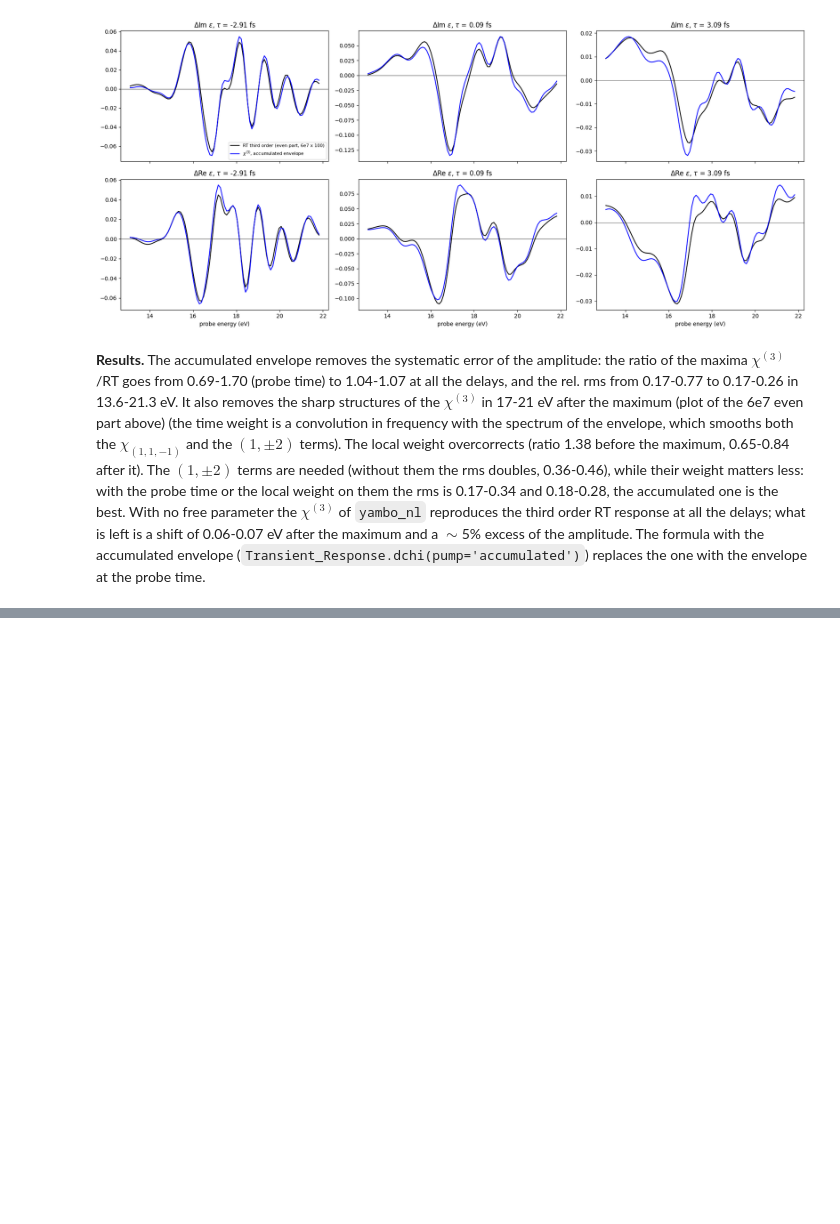
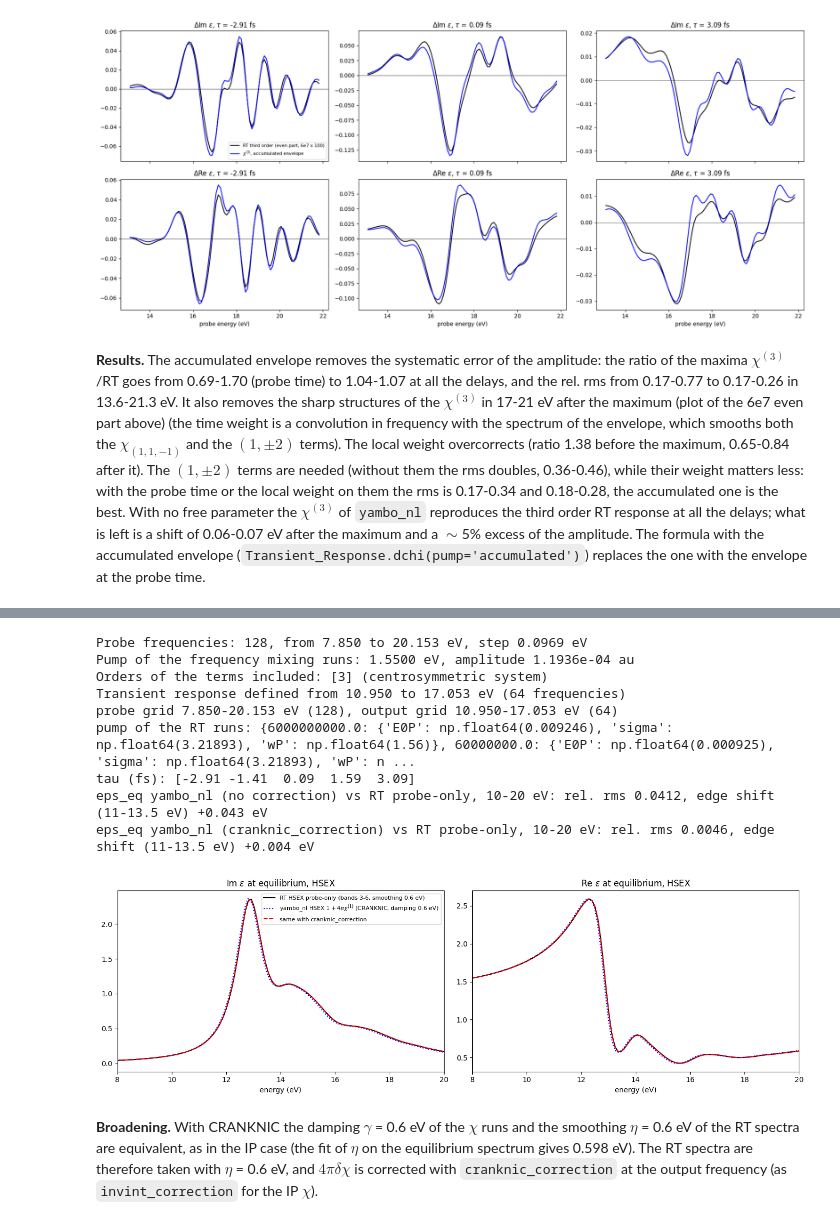
Before and after one commit to marcodalessandro76/LiF, a Jupyter notebook: NL_Chi/Dchi-neq_Analysis.ipynb, the cells around one changed output, grey strips where cells are left out. Saved outputs shown, nothing was run; the diff lists cells and outputs as text; code cells hidden in the pictures; blank space fills up the shorter version.

```diff
--- a/NL_Chi/Dchi-neq_Analysis.ipynb
+++ b/NL_Chi/Dchi-neq_Analysis.ipynb
@@ -826,0 +851,72 @@ envelope (`Transient_Response.dchi(pump='accumulated')`) replaces the one with t
+# %%
+# chi at the HARTREE+SEX level (kx16, bands 3-6, damping 0.6 eV in the dynamics, no a posteriori broadening, CRANKNIC)
+name_hsex = 'nlenrange_7.85-20.250-nlensteps_128-bands_3-6-damp_0.6-cn-nltime_40'
+data_sine_h = load_nl(os.path.join(run_dir,'hsex-pulse-E1_1e3-'+name_hsex))
+data_Pp_h = load_nl(os.path.join(run_dir,'hsex-Pp-Ep_1e3-EP_1e6-PE_1.55-'+name_hsex))
+tr_h = O.Transient_Response.from_Xn(O.Xn_frequency_mixing(data_Pp_h,X_order=(1,2),verbose=False),
+                                    O.Xn_single_frequency(data_sine_h,X_order=3,verbose=False),centrosymmetric=True)
+w_h = tr_h.w
+print('probe grid %.3f-%.3f eV (%d), output grid %.3f-%.3f eV (%d)'%(tr_h.freqs[0],tr_h.freqs[-1],len(tr_h.freqs),
+      w_h[0],w_h[-1],len(w_h)))
+
+def cranknic_correction(freqs, chi, dt=0.01):
+    # removes the static energy map of the CRANKNIC integrator with time step dt (fs) from chi (last axis on the grid
+    # freqs, eV): chi(w_eff), w_eff = (2 hbar/dt) arctan(w dt/2 hbar) (no field delay, unlike INVINT)
+    hb = Const.Planck_reduced_ev_fs
+    weff = 2*hb/dt*np.arctan(freqs*dt/(2*hb))
+    chi = np.asarray(chi)
+    out = [np.interp(weff,freqs,y.real)+1j*np.interp(weff,freqs,y.imag) for y in chi.reshape(-1,chi.shape[-1])]
+    return np.array(out).reshape(chi.shape)
+
+# RT runs with HARTREE+SEX (bands 3-6, collisions of D. Sangalli): Delta eps on the grid w_h, pump along +x and -x
+hsex_id = lambda *a, **k: rt_id(*a,**k).replace('rt-ip-','rt-hsex-')
+on_wh = lambda x, y: np.interp(w_h,x,y.real)+1j*np.interp(w_h,x,y.imag)
+en_h, eps_eq_h = nl_eps(load_nl(os.path.join(nl_rt_dir,hsex_id('3-6',None,10.0))))
+deps_h, tau_h, pump_h = {}, {}, {}
+for I in I_nl:
+    for neg in [False,True]:
+        ref = load_nl(os.path.join(nl_rt_dir,hsex_id('3-6',I,neg=neg)))
+        for tp in t_probes_nl:
+            run = load_nl(os.path.join(nl_rt_dir,hsex_id('3-6',I,tp,neg)))
+            deps_h[(I,neg,tp)], tau_h[tp] = on_wh(en_h,nl_eps(run,ref)[1]-eps_eq_h), nl_delay(run)
+    p = ref.Efield2[0]
+    pump_h[I] = dict(E0P=p['amplitude'],sigma=p['damping']/(2*np.sqrt(2*np.log(2)))/Const.FsToAu,
+                     wP=p['freq_range'][0]*Const.HaToeV)
+even_h = {(I,tp): (deps_h[(I,False,tp)]+deps_h[(I,True,tp)])/2 for I in I_nl for tp in t_probes_nl}
+odd_h = {(I,tp): (deps_h[(I,False,tp)]-deps_h[(I,True,tp)])/2 for I in I_nl for tp in t_probes_nl}
+taus_h = [tau_h[tp] for tp in t_probes_nl]
+print('pump of the RT runs:',{I:{k:round(v,6) for k,v in p.items()} for I,p in pump_h.items()})
+print('tau (fs):',np.round(taus_h,2))
+
+# equilibrium: 1 + 4 pi chi1 (with and without the CRANKNIC correction) vs eps of the RT probe-only run
+eq_rt = np.interp(tr_h.freqs,en_h,eps_eq_h.real)+1j*np.interp(tr_h.freqs,en_h,eps_eq_h.imag)
+s = (tr_h.freqs>=10)&(tr_h.freqs<=20)
+eps_nl_raw = 1+4*np.pi*tr_h.chi1
+eps_nl_h = 1+4*np.pi*cranknic_correction(tr_h.freqs,tr_h.chi1)
+for lab,e in [('no correction',eps_nl_raw),('cranknic_correction',eps_nl_h)]:
+    print('eps_eq yambo_nl (%s) vs RT probe-only, 10-20 eV: rel. rms %.4f, edge shift (11-13.5 eV) %+.3f eV'%(lab,
+          np.linalg.norm((e-eq_rt)[s])/np.linalg.norm((eq_rt-1)[s]),best_shift(tr_h.freqs,e.imag,tr_h.freqs,eq_rt.imag,(11,13.5))))
+fig,axes = plt.subplots(1,2,figsize=(14,4.5))
+for ax,part,lab in zip(axes,[np.imag,np.real],['Im','Re']):
+    ax.plot(en_h,part(eps_eq_h),'k',label='RT HSEX probe-only (bands 3-6, smoothing 0.6 eV)')
+    ax.plot(tr_h.freqs,part(eps_nl_raw),'b:',label=r'yambo_nl HSEX $1+4\pi\chi^{(1)}$ (CRANKNIC, damping 0.6 eV)')
+    ax.plot(tr_h.freqs,part(eps_nl_h),'r--',label=r'same with cranknic_correction')
+    ax.set_xlim(8,20); ax.set_xlabel('energy (eV)'); ax.set_title(r'%s $\epsilon$ at equilibrium, HSEX'%lab)
+axes[0].legend(fontsize=8)
+plt.tight_layout()
+# %% [output]
+Probe frequencies: 128, from 7.850 to 20.153 eV, step 0.0969 eV
+Pump of the frequency mixing runs: 1.5500 eV, amplitude 1.1936e-04 au
+Orders of the terms included: [3] (centrosymmetric system)
+Transient response defined from 10.950 to 17.053 eV (64 frequencies)
+probe grid 7.850-20.153 eV (128), output grid 10.950-17.053 eV (64)
+pump of the RT runs: {6000000000.0: {'E0P': np.float64(0.009246), 'sigma': np.float64(3.21893), 'wP': np.float64(1.56)}, 60000000.0: {'E0P': np.float64(0.000925), 'sigma': np.float64(3.21893), 'wP': n ...
+tau (fs): [-2.91 -1.41  0.09  1.59  3.09]
+eps_eq yambo_nl (no correction) vs RT probe-only, 10-20 eV: rel. rms 0.0412, edge shift (11-13.5 eV) +0.043 eV
+eps_eq yambo_nl (cranknic_correction) vs RT probe-only, 10-20 eV: rel. rms 0.0046, edge shift (11-13.5 eV) +0.004 eV
+[figure, added]
+# %% [markdown]
+**Broadening.** With CRANKNIC the damping $\gamma$ = 0.6 eV of the $\chi$ runs and the smoothing $\eta$ = 0.6 eV of the RT
+spectra are equivalent, as in the IP case (the fit of $\eta$ on the equilibrium spectrum gives 0.598 eV). The RT spectra
+are therefore taken with $\eta$ = 0.6 eV, and $4\pi\delta\chi$ is corrected with `cranknic_correction` at the output
+frequency (as `invint_correction` for the IP $\chi$).
```
Also changed, not shown: parts of 8 cells of this notebook, 2 other files.
